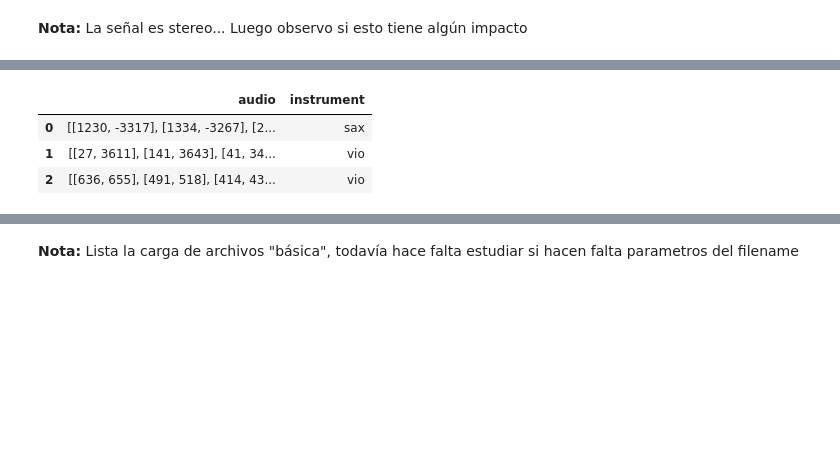
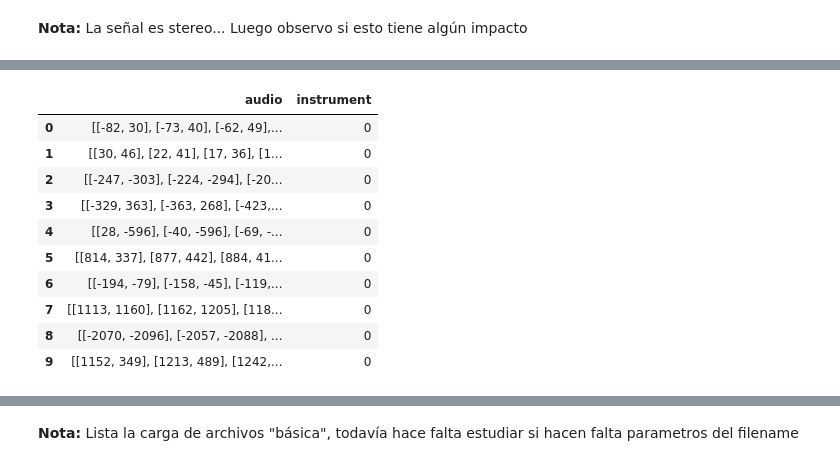
Before and after one commit to pedrini210/instrument-recognition, a Jupyter notebook: Instrument Recognition.ipynb, the cells around one changed output, grey strips where cells are left out. Saved outputs shown, nothing was run; the diff lists cells and outputs as text; code cells hidden in the pictures; blank space fills up the shorter version.

```diff
--- a/Instrument Recognition.ipynb
+++ b/Instrument Recognition.ipynb
@@ -48,7 +55,7 @@ plt.show()
 # %%
 # Probando la lectura de varios archivos
 
-base_directory = "C:/Users/pedri/Downloads/IRMAS-Sample/Training/"
+base_directory = "./IRMAS-TrainingData/"
 
 for path, dirs, files in os.walk(base_directory):
     for filename in files:
@@ -65,6 +83,20 @@ C:/Users/pedri/Downloads/IRMAS-Sample/Training/vio\134__[vio][nod][cla]2156__3.w
 # %%
 # Preparar el dataset
-start_dir = "C:/Users/pedri/Downloads/IRMAS-Sample/Training/"
+instrument_encoding = {
+    "cel": 0,
+    "cla": 1,
+    "flu": 2,
+    "gac": 3,
+    "gel": 4,
+    "org": 5,
+    "pia": 6,
+    "sax": 7,
+    "tru": 8,
+    "vio": 9,
+    "voi": 10
+}
+
+start_dir = "./IRMAS-TrainingData/"
 
 dataset = list()
 
@@ -73,15 +105,22 @@ for path, dirs, files in os.walk(start_dir):
         row = dict()
         instrument = path.split("/")[-1]
         rate, audio_signal = wav.read(os.path.join(path, filename))
-        row["instrument"] = instrument
+        row["instrument"] = instrument_encoding[instrument]
         row["audio"] = audio_signal
         dataset.append(row)
 
 training_data = pd.DataFrame(dataset)
 # %%
-training_data
+training_data.head(10)
 # %% [output]
 |  | audio | instrument |
-| 0 | [[1230, -3317], [1334, -3267], [2... | sax |
-| 1 | [[27, 3611], [141, 3643], [41, 34... | vio |
-| 2 | [[636, 655], [491, 518], [414, 43... | vio |
+| 0 | [[-82, 30], [-73, 40], [-62, 49],... | 0 |
+| 1 | [[30, 46], [22, 41], [17, 36], [1... | 0 |
+| 2 | [[-247, -303], [-224, -294], [-20... | 0 |
+| 3 | [[-329, 363], [-363, 268], [-423,... | 0 |
+| 4 | [[28, -596], [-40, -596], [-69, -... | 0 |
+| 5 | [[814, 337], [877, 442], [884, 41... | 0 |
+| 6 | [[-194, -79], [-158, -45], [-119,... | 0 |
+| 7 | [[1113, 1160], [1162, 1205], [118... | 0 |
+| 8 | [[-2070, -2096], [-2057, -2088], ... | 0 |
+| 9 | [[1152, 349], [1213, 489], [1242,... | 0 |
```
Also changed, not shown: parts of 9 cells of this notebook.
